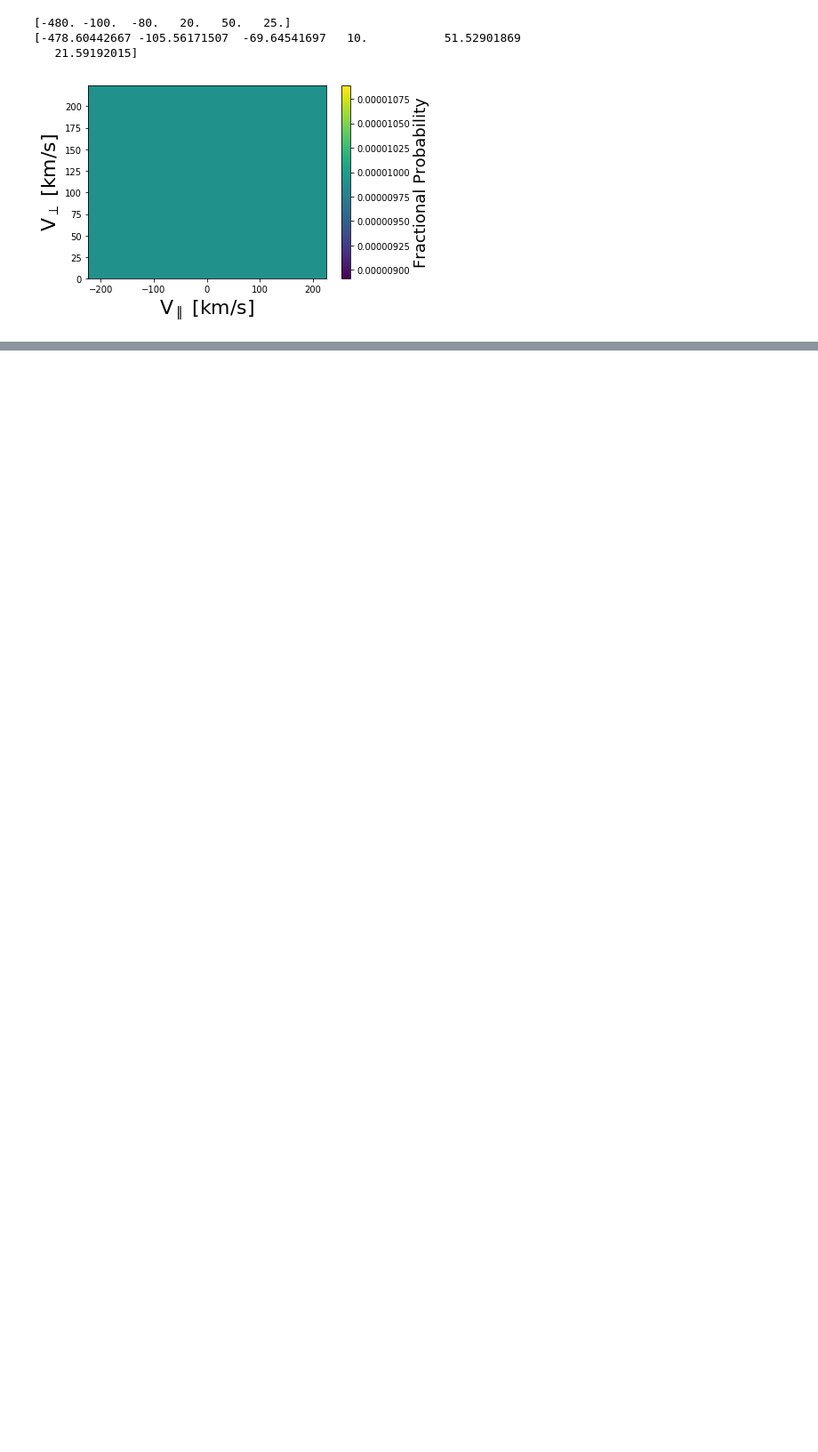
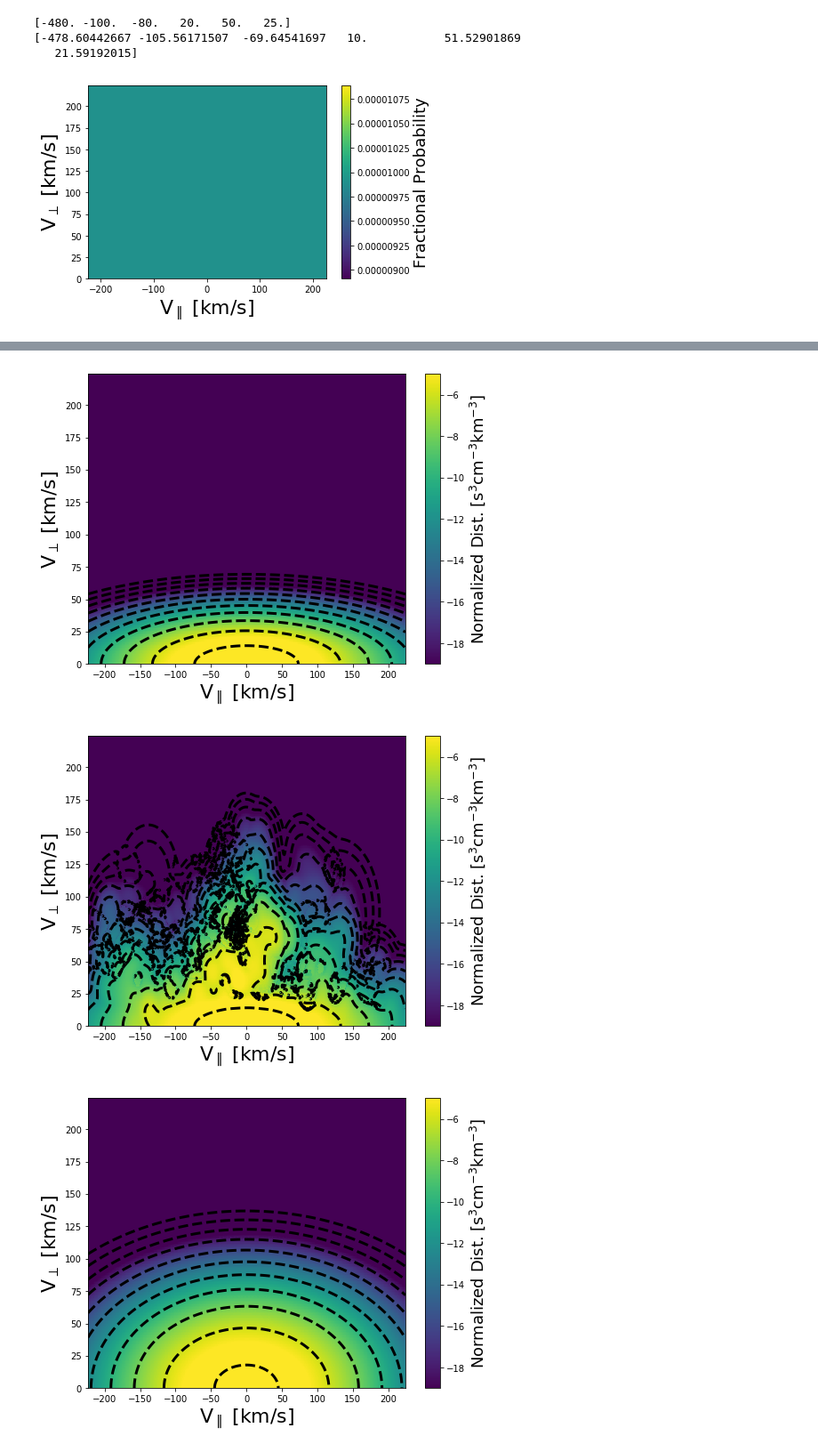
Before and after one commit to jprchlik/faraday_cup_int, a Jupyter notebook: wind_eff_area/aided_monte_carlo.ipynb, the cells around one changed output, grey strips where cells are left out. Shown at 89% size. Drawn from its saved outputs; the diff is of its cells as text; code cells hidden in the pictures; blank space fills up the shorter version.

```diff
--- a/wind_eff_area/aided_monte_carlo.ipynb
+++ b/wind_eff_area/aided_monte_carlo.ipynb
@@ -182,7 +182,8 @@ print(pls_par_bad)
    21.59192015]
 # %%
 #create grid to call predictions
-pred_grid = np.zeros(dis_vdf_bad_guess['pgrid'].shape)+1
+#pred_grid = np.zeros(dis_vdf_bad_guess['pgrid'].shape)+1
+#change initial prediction
 pred_grid /= np.sum(pred_grid)
 fig, ax = plt.subplots()
 
@@ -268,11 +273,18 @@ plt.show()
 # %%
+#Initial Guess from measurements
+mdv.plot_vdf(dis_vdf_bad_guess)
+
 #Best Fit MC VDF
 mdv.plot_vdf(dis_vdf_bad)
 
 #"REAL" OBSERVATION
 mdv.plot_vdf(dis_vdf)
 
 plt.show()
+# %% [output]
+[figure, added]
+[figure, added]
+[figure, added]
 # %%
 reload(mdv)
 reload(mff)
```
Also changed, not shown: parts of 4 cells of this notebook.
